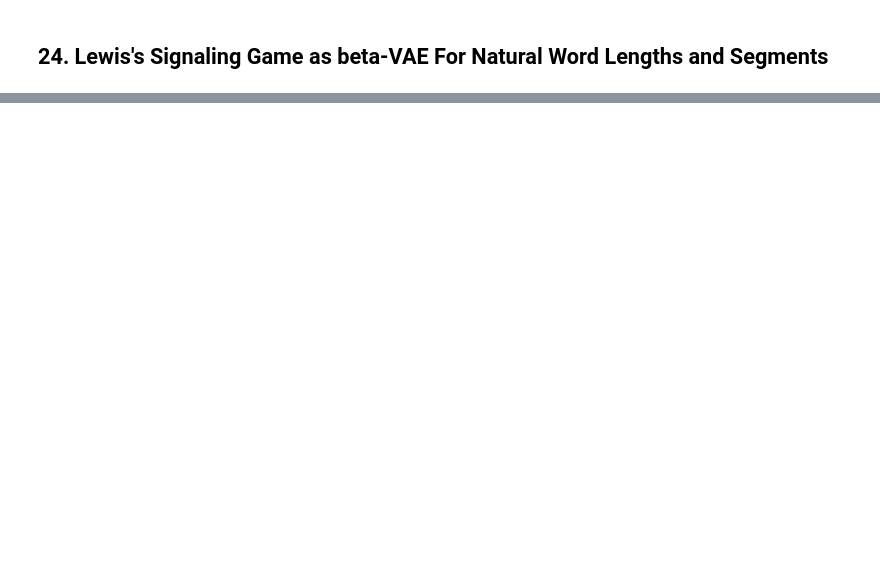
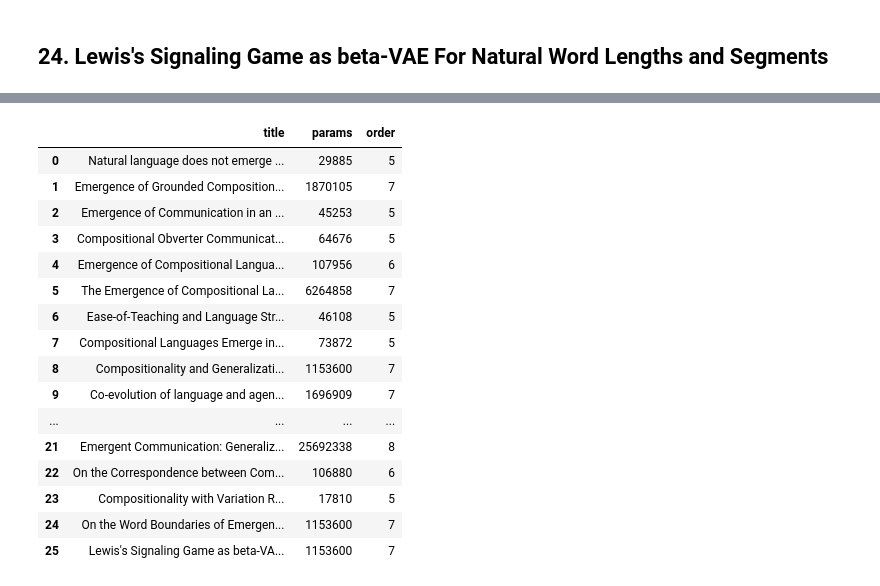
Before and after one commit to nicholasbailey87/2024_07_08_speaker_agent_sizes, a Jupyter notebook: agent_sizes.ipynb, the cells around one changed output, grey strips where cells are left out. Cells and saved outputs as stored; diff of their text form; code cells hidden in the pictures; blank space fills up the shorter version.

```diff
--- a/agent_sizes.ipynb
+++ b/agent_sizes.ipynb
@@ -671,14 +800,14 @@ params, order
 os.chdir(original_working_directory)
 os.chdir('Interaction-history-as-a-source-of-compositionality/common')
 
-from egg import core
+# from egg import core
 from visual_classifier import Vision
 os.chdir('../template_transfer')
 from agents import Sender
 
 cnn = Vision()
 os.chdir('..')
-speaker = core.RnnSenderReinforce(
+speaker = RnnSenderReinforce(
     # parameters mostly from defaults in template_transfer/train.py
     agent=Sender(200, Vision.from_pretrained('vision_model.pth')),
     vocab_size=10, # from paper
@@ -877,10 +1019,28 @@ game_params = {
 sender = build_sender(sender_params, game_params)
 
 params, order = count_parameters(sender)
+
+# This paper uses a resnet to preprocess images to make referents, so it's not
+#   clear whether we should include the resnet as part of the speaker agent
+#   size. We'll take two measurements, one for each case
+
+# See also `13. Emergent Communication at Scale` above, who take the same approach
+
+order = len(str(params))
 parameter_sizes.append({
-    'title': 'Emergent Communication: Generalization and Overfitting in Lewis Games',
+    'title': 'Emergent Communication: Generalization and Overfitting in Lewis Games (exclude resnet)',
     'params': params,
     'order': order
 })
 
-params, order
+print('Params without resnet: ', params, '. Order without resnet: ', order)
+
+params += params_resnet # effectively resnet embeddings are used as referents and resnet isn't part of the agent, but we'll add it anyway
+order = len(str(params))
+parameter_sizes.append({
+    'title': 'Emergent Communication: Generalization and Overfitting in Lewis Games (include resnet)',
+    'params': params,
+    'order': order
+})
+
+print('Params with resnet: ', params, '. Order with resnet: ', order)
@@ -1011,6 +1182,28 @@ params, order
 # %%
 import pandas as pd
 
 os.chdir(original_working_directory)
 
-pd.DataFrame(parameter_sizes).to_csv('output.csv', encoding='utf-8', index=False)
+parameter_size_df = pd.DataFrame(parameter_sizes)
+
+parameter_size_df.to_csv('output.csv', encoding='utf-8', index=False)
+
+parameter_size_df
+# %% [output]
+|  | title | params | order |
+| 0 | Natural language does not emerge ... | 29885 | 5 |
+| 1 | Emergence of Grounded Composition... | 1870105 | 7 |
+| 2 | Emergence of Communication in an ... | 45253 | 5 |
+| 3 | Compositional Obverter Communicat... | 64676 | 5 |
+| 4 | Emergence of Compositional Langua... | 107956 | 6 |
+| 5 | The Emergence of Compositional La... | 6264858 | 7 |
+| 6 | Ease-of-Teaching and Language Str... | 46108 | 5 |
+| 7 | Compositional Languages Emerge in... | 73872 | 5 |
+| 8 | Compositionality and Generalizati... | 1153600 | 7 |
+| 9 | Co-evolution of language and agen... | 1696909 | 7 |
+| ... | ... | ... | ... |
+| 21 | Emergent Communication: Generaliz... | 25692338 | 8 |
+| 22 | On the Correspondence between Com... | 106880 | 6 |
+| 23 | Compositionality with Variation R... | 17810 | 5 |
+| 24 | On the Word Boundaries of Emergen... | 1153600 | 7 |
+| 25 | Lewis's Signaling Game as beta-VA... | 1153600 | 7 |
```
Also changed, not shown: parts of 23 cells of this notebook, 3 other files.
